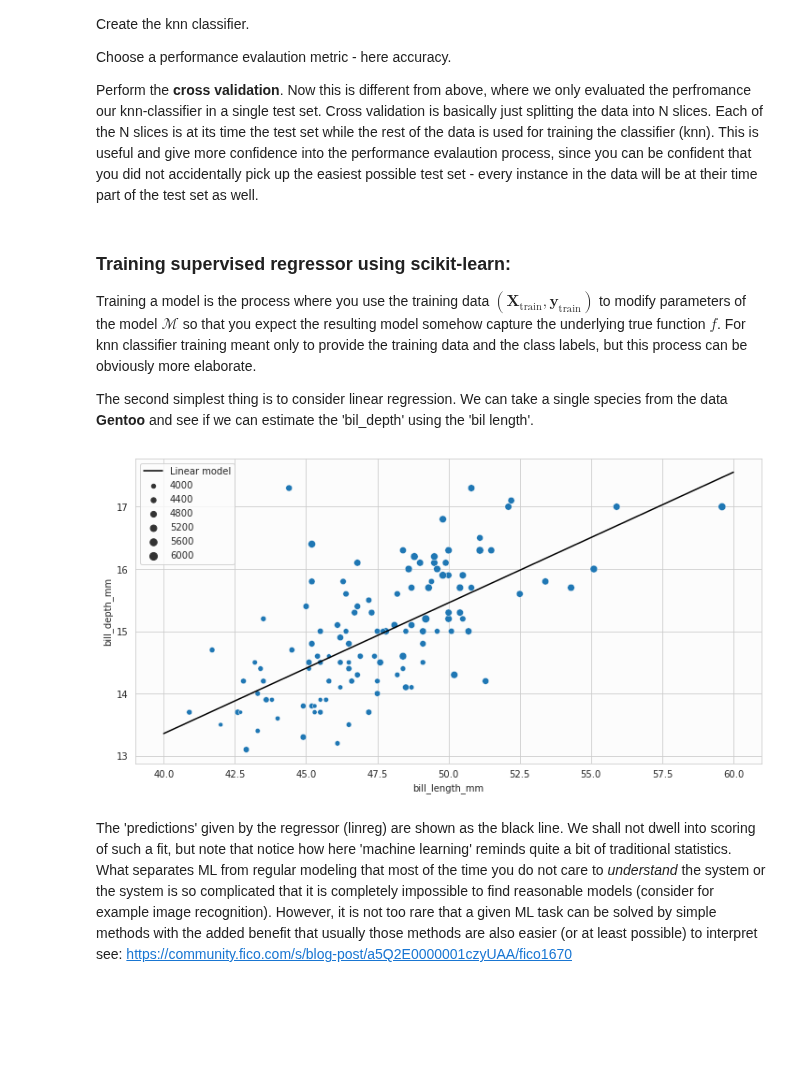
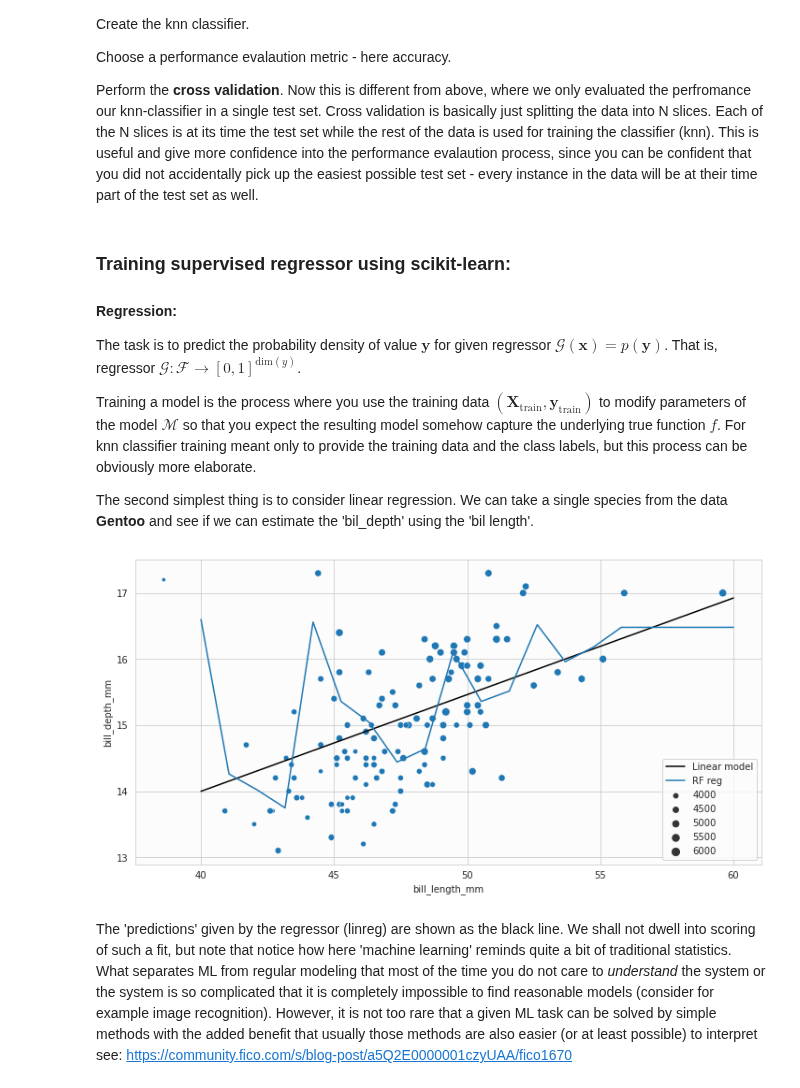
Before and after one commit to topiko/MLcourseMaterial, a Jupyter notebook: Basics/MLbasics.ipynb, the cells around one changed output. Saved outputs shown, nothing was run; the diff lists cells and outputs as text; code cells hidden in the pictures; blank space fills up the shorter version.

```diff
--- a/Basics/MLbasics.ipynb
+++ b/Basics/MLbasics.ipynb
@@ -68,6 +68,11 @@ We shall try to infer the penguin species from some penguin dimensions.
 # We list the first and then choose the one considering penguins. We also display the dataset:
 display(sns.get_dataset_names())
 data = sns.load_dataset('penguins')
+
+# Remove the test set already now before even seeing anything.
+data_test = data.sample(10)
+data = data.drop(data_test.index)
+
 data.head()
 # %% [output]
 ['anagrams',
@@ -103,8 +163,8 @@ target = 'species'
 xlabel = 'bill_length_mm'
 ylabel = 'bill_depth_mm'
 
-# shuffle the data and drop rows that have missing values (they are nuisance and this an toy exammple anyway.)
-data = data.sample(frac=1).dropna()
+# shuffle the data and pad rows that have missing values.
+data = data.sample(frac=1).fillna(method='pad')
 X = data.drop(columns=[target])
 X = X.loc[:, [xlabel, ylabel]]
 y = data.species
@@ -112,5 +172,5 @@ y = data.species
 N_train = 300
 X_train = X.iloc[:N_train]
 y_train = y.iloc[:N_train]
-X_test = X.iloc[N_train:]
-y_test = y.iloc[N_train:]
+X_valid = X.iloc[N_train:]
+y_valid = y.iloc[N_train:]
@@ -346,6 +456,9 @@ Choose a performance evalaution metric - here accuracy.
 Perform the **cross validation**. Now this is different from above, where we only evaluated the perfromance our knn-classifier in a single test set. Cross validation is basically just splitting the data into N slices. Each of the N slices is at its time the test set while the rest of the data is used for training the classifier (knn). This is useful and give more confidence into the performance evalaution process, since you can be confident that you did not accidentally pick up the easiest possible test set - every instance in the data will be at their time part of the test set as well.
 # %% [markdown]
 ### Training supervised regressor using scikit-learn:
+
+#### Regression:
+The task is to predict the probability density of value $\mathbf{y}$ for given regressor $\mathcal{G}(\mathbf{x}) = p(\mathbf{y})$. That is, regressor $\mathcal{G}: \mathcal{F} \rightarrow  [0, 1]^{\text{dim}(y)}$.
 
 Training a model is the process where you use the training data $(\mathbf{X}_\text{train}, \mathbf{y}_\text{train})$ to modify parameters of the model $\mathcal{M}$ so that you expect the resulting model somehow capture the underlying true function $f$. For knn classifier training meant only to provide the training data and the class labels, but this process can be obviously more elaborate.
 
@@ -353,26 +466,29 @@ The second simplest thing is to consider linear regression. We can take a single
 # %%
 # select only single species from the data
 species = 'Gentoo'
 mask = data.species == species
 
 # Import the linear regression model
 from sklearn.linear_model import LinearRegression
+from sklearn.ensemble import RandomForestRegressor
 from sklearn.model_selection import train_test_split
 
 
 X = data.loc[mask, xlabel].values.reshape(-1, 1)
 y = data.loc[mask, ylabel]
-X_train, X_test, y_train, y_test = train_test_split(X, y, test_size=.5)
+X_train, X_valid, y_train, y_valid = train_test_split(X, y, test_size=.5)
 
 # We fit the linear model to training data:
 linreg = LinearRegression().fit(X_train, y_train)
+rfreg = RandomForestRegressor(n_estimators=10).fit(X_train, y_train)
 
 ax = sns.scatterplot(data=data[mask], x=xlabel, y=ylabel, size='body_mass_g')
-xrange = np.linspace(40, 60, 10)
+xrange = np.linspace(40, 60, 20)
 ax.plot(xrange, linreg.coef_[0]*xrange + linreg.intercept_, color='black', label='Linear model')
+ax.plot(xrange, rfreg.predict(xrange.reshape(-1, 1)), label='RF reg')
 _ = plt.legend()
 # %% [output]
-[figure, old version]
+[figure, new version]
 # %% [markdown]
 The 'predictions' given by the regressor (linreg) are shown as the black line. We shall not dwell into scoring of such a fit, but note that notice how here 'machine learning' reminds quite a bit of traditional statistics. What separates ML from regular modeling that most of the time you do not care to *understand* the system or the system is so complicated that it is completely impossible to find reasonable models (consider for example image recognition). However, it is not too rare that a given ML task can be solved by simple methods with the added benefit that usually those methods are also easier (or at least possible) to interpret see: https://community.fico.com/s/blog-post/a5Q2E0000001czyUAA/fico1670
 # %% [markdown]
```
Also changed, not shown: parts of 22 cells of this notebook.
